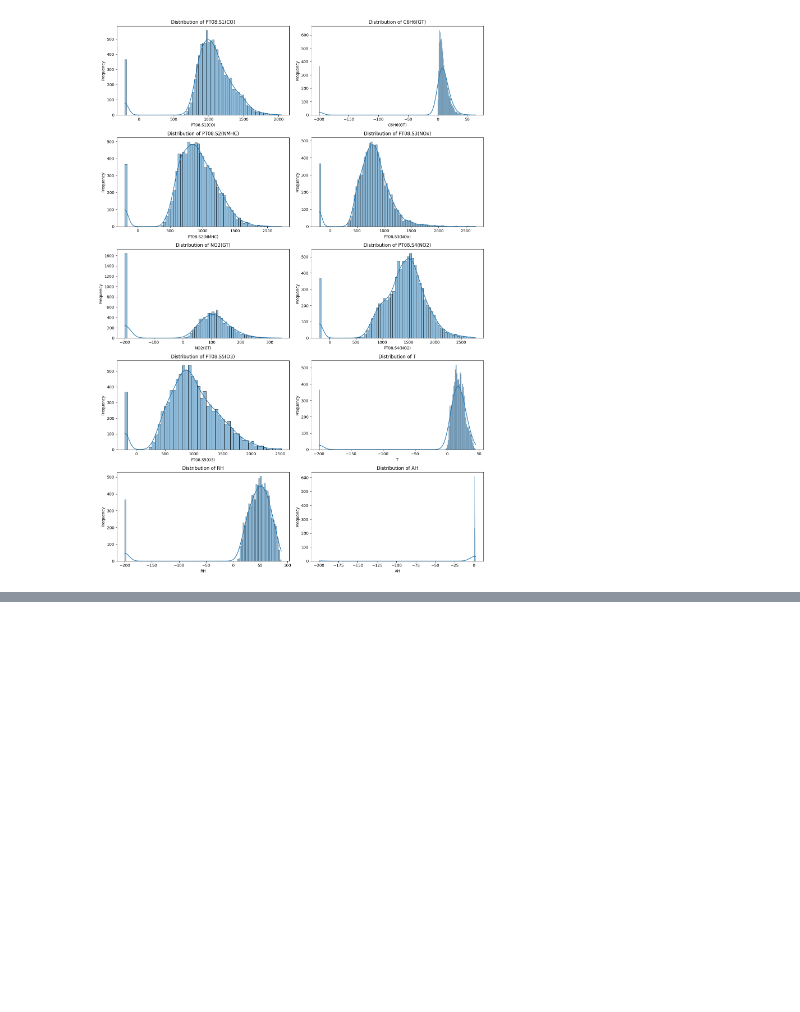
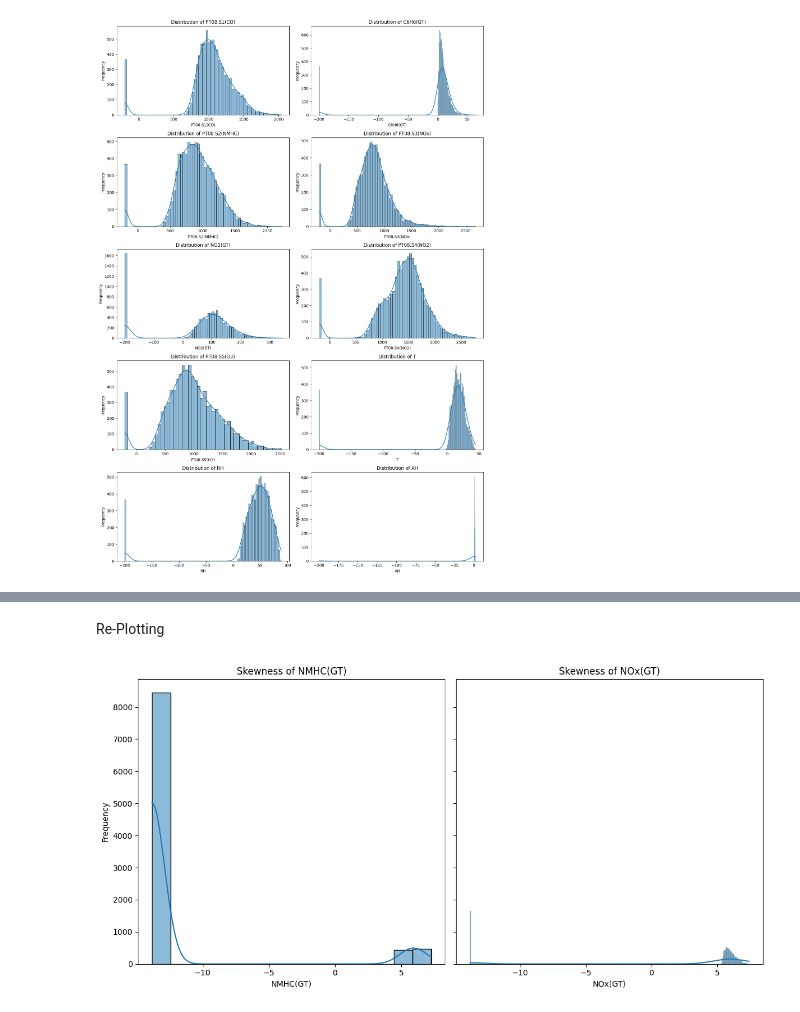
Before and after one commit to alcatraz47/Bayesian_Analysis_on_AQI, a Jupyter notebook: feature_selection.ipynb, the cells around one changed output, grey strips where cells are left out. Cells and saved outputs as stored; diff of their text form; code cells hidden in the pictures; blank space fills up the shorter version.

Commit message:
transformation and validation of transformation added

```diff
--- a/feature_selection.ipynb
+++ b/feature_selection.ipynb
@@ -136,0 +184,5 @@ Plotting for: AH
+# %%
+for col in gamma_features:
+    if data_imputed[col].min() <= 0:
+        data_imputed[col] += abs(data_imputed[col].min()) + 1e-6  # ensure all values > 0
+    data_imputed[col] = np.log(data_imputed[col])
@@ -136,0 +193,6 @@ Plotting for: AH
+# %%
+# transformation of normal features.
+for col in normal_features:
+    mean = data_imputed[col].mean()
+    std = data_imputed[col].std()
+    data_imputed[col] = (data_imputed[col] - mean) / std
@@ -136,0 +217,25 @@ Plotting for: AH
+# %% [markdown]
+Re-Plotting
+# %%
+# Selecting the relevant columns and dropping rows with NaN values
+relevant_columns = ['NMHC(GT)', 'NOx(GT)']
+# data_filtered = data[relevant_columns].dropna()
+
+# Plotting the skewness of 'NMHC(GT)' and 'NOx(GT)'
+fig, axes = plt.subplots(1, 2, figsize=(12, 6), sharey=True)
+
+# NMHC(GT)
+sns.histplot(data_imputed['NMHC(GT)'], kde=True, ax=axes[0])
+axes[0].set_title('Skewness of NMHC(GT)')
+axes[0].set_xlabel('NMHC(GT)')
+axes[0].set_ylabel('Frequency')
+
+# NOx(GT)
+sns.histplot(data_imputed['NOx(GT)'], kde=True, ax=axes[1])
+axes[1].set_title('Skewness of NOx(GT)')
+axes[1].set_xlabel('NOx(GT)')
+
+plt.tight_layout()
+plt.show()
+# %% [output]
+[figure, added]
```
Also changed, not shown: parts of 22 cells of this notebook.
